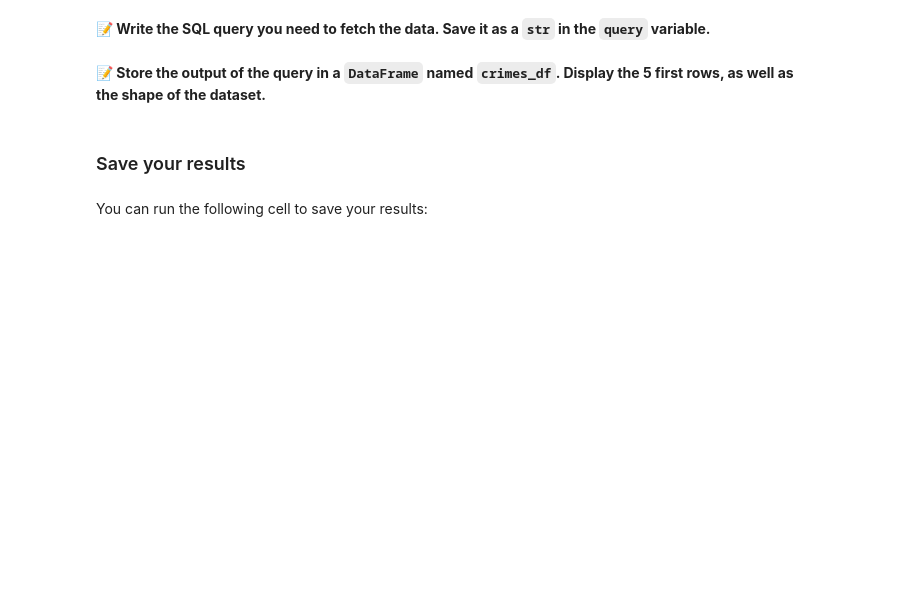
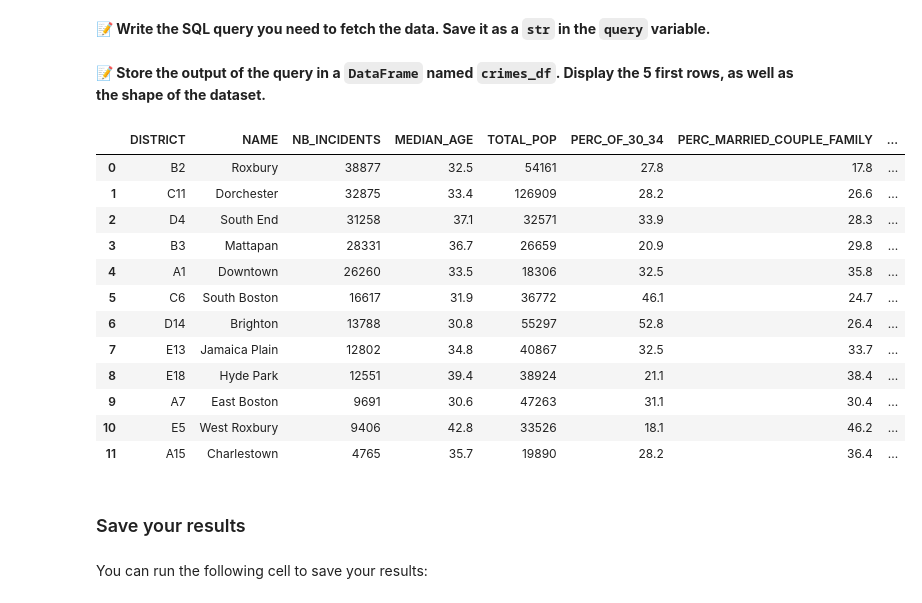
Before and after one commit to JPRezler/data-certification-exam, a Jupyter notebook: decision_science/boston_crimes.ipynb, the cells around one changed output. Cells and saved outputs as stored; diff of their text form; code cells hidden in the pictures; blank space fills up the shorter version.

```diff
--- a/decision_science/boston_crimes.ipynb
+++ b/decision_science/boston_crimes.ipynb
@@ -141,3 +158,22 @@ query = """
+# %%
+conn = sqlite3.connect('db/boston_crimes.sqlite')
+
+crimes_df = pd.read_sql(query, conn)
+crimes_df
+# %% [output]
+|  | DISTRICT | NAME | NB_INCIDENTS | MEDIAN_AGE | TOTAL_POP | PERC_OF_30_34 | PERC_MARRIED_COUPLE_FAMILY | ... |
+| 0 | B2 | Roxbury | 38877 | 32.5 | 54161 | 27.8 | 17.8 | ... |
+| 1 | C11 | Dorchester | 32875 | 33.4 | 126909 | 28.2 | 26.6 | ... |
+| 2 | D4 | South End | 31258 | 37.1 | 32571 | 33.9 | 28.3 | ... |
+| 3 | B3 | Mattapan | 28331 | 36.7 | 26659 | 20.9 | 29.8 | ... |
+| 4 | A1 | Downtown | 26260 | 33.5 | 18306 | 32.5 | 35.8 | ... |
+| 5 | C6 | South Boston | 16617 | 31.9 | 36772 | 46.1 | 24.7 | ... |
+| 6 | D14 | Brighton | 13788 | 30.8 | 55297 | 52.8 | 26.4 | ... |
+| 7 | E13 | Jamaica Plain | 12802 | 34.8 | 40867 | 32.5 | 33.7 | ... |
+| 8 | E18 | Hyde Park | 12551 | 39.4 | 38924 | 21.1 | 38.4 | ... |
+| 9 | A7 | East Boston | 9691 | 30.6 | 47263 | 31.1 | 30.4 | ... |
+| 10 | E5 | West Roxbury | 9406 | 42.8 | 33526 | 18.1 | 46.2 | ... |
+| 11 | A15 | Charlestown | 4765 | 35.7 | 19890 | 28.2 | 36.4 | ... |
 # %% [markdown]
 ### Save your results
 # %% [markdown]
```
Also changed, not shown: parts of 29 cells of this notebook, 4 other files.
